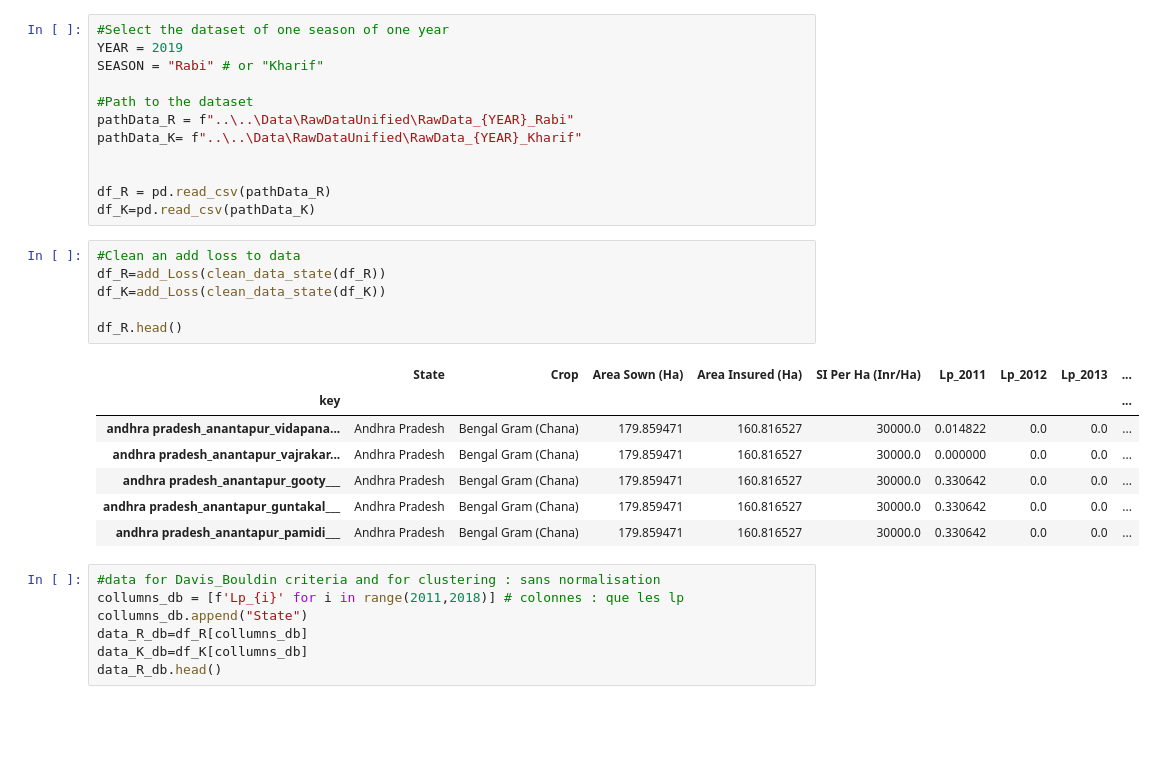
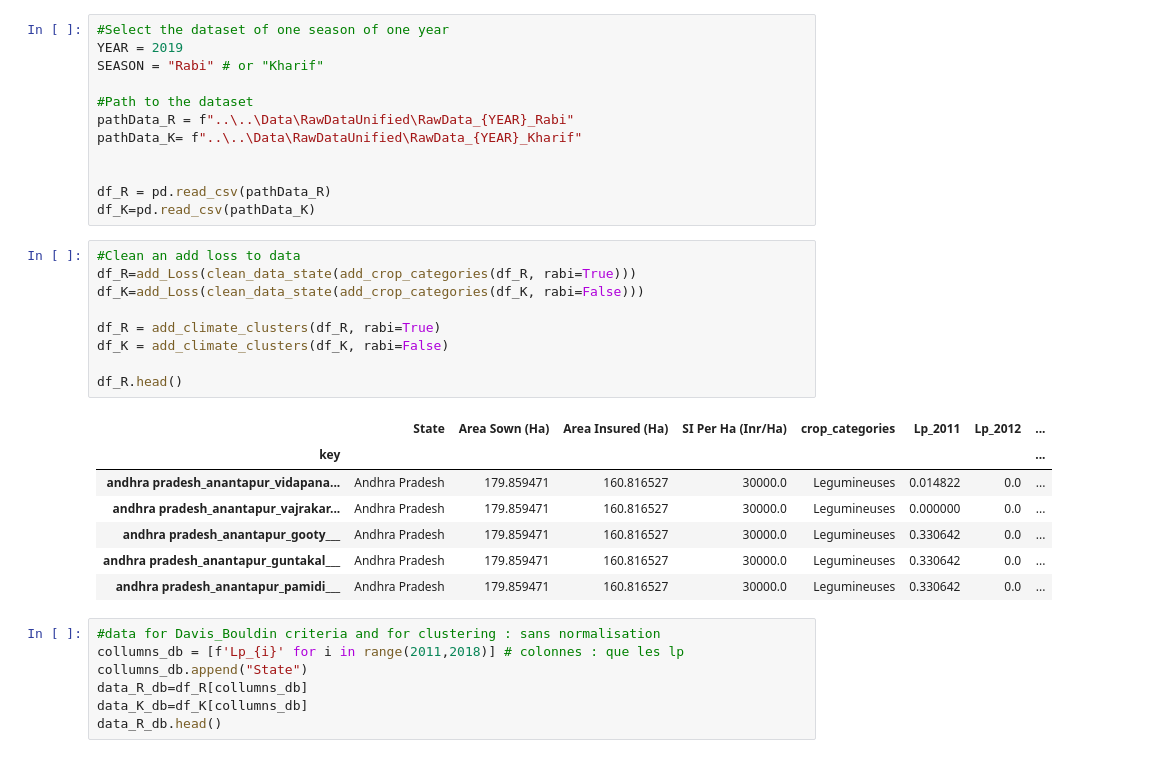
Before and after one commit to amaurylancelin/Datathon, a Jupyter notebook: Code par Pax/Martin/clustering_state_level_only_loss.ipynb, the cells around one changed output. Saved outputs shown, nothing was run; the diff lists cells and outputs as text; blank space fills up the shorter version.

Commit message:
add_climate_cluster et add_crop_categories dans utils

```diff
--- a/Code par Pax/Martin/clustering_state_level_only_loss.ipynb
+++ b/Code par Pax/Martin/clustering_state_level_only_loss.ipynb
@@ -43,18 +43,21 @@ df_R = pd.read_csv(pathData_R)
 df_K=pd.read_csv(pathData_K)
 # %%
 #Clean an add loss to data
-df_R=add_Loss(clean_data_state(df_R))
-df_K=add_Loss(clean_data_state(df_K))
+df_R=add_Loss(clean_data_state(add_crop_categories(df_R, rabi=True)))
+df_K=add_Loss(clean_data_state(add_crop_categories(df_K, rabi=False)))
+
+df_R = add_climate_clusters(df_R, rabi=True)
+df_K = add_climate_clusters(df_K, rabi=False)
 
 df_R.head()
 # %% [output]
-|  | State | Crop | Area Sown (Ha) | Area Insured (Ha) | SI Per Ha (Inr/Ha) | Lp_2011 | Lp_2012 | Lp_2013 | ... |
-| key |  |  |  |  |  |  |  |  | ... |
-| andhra pradesh_anantapur_vidapana... | Andhra Pradesh | Bengal Gram (Chana) | 179.859471 | 160.816527 | 30000.0 | 0.014822 | 0.0 | 0.0 | ... |
-| andhra pradesh_anantapur_vajrakar... | Andhra Pradesh | Bengal Gram (Chana) | 179.859471 | 160.816527 | 30000.0 | 0.000000 | 0.0 | 0.0 | ... |
-| andhra pradesh_anantapur_gooty___ | Andhra Pradesh | Bengal Gram (Chana) | 179.859471 | 160.816527 | 30000.0 | 0.330642 | 0.0 | 0.0 | ... |
-| andhra pradesh_anantapur_guntakal___ | Andhra Pradesh | Bengal Gram (Chana) | 179.859471 | 160.816527 | 30000.0 | 0.330642 | 0.0 | 0.0 | ... |
-| andhra pradesh_anantapur_pamidi___ | Andhra Pradesh | Bengal Gram (Chana) | 179.859471 | 160.816527 | 30000.0 | 0.330642 | 0.0 | 0.0 | ... |
+|  | State | Area Sown (Ha) | Area Insured (Ha) | SI Per Ha (Inr/Ha) | crop_categories | Lp_2011 | Lp_2012 | ... |
+| key |  |  |  |  |  |  |  | ... |
+| andhra pradesh_anantapur_vidapana... | Andhra Pradesh | 179.859471 | 160.816527 | 30000.0 | Legumineuses | 0.014822 | 0.0 | ... |
+| andhra pradesh_anantapur_vajrakar... | Andhra Pradesh | 179.859471 | 160.816527 | 30000.0 | Legumineuses | 0.000000 | 0.0 | ... |
+| andhra pradesh_anantapur_gooty___ | Andhra Pradesh | 179.859471 | 160.816527 | 30000.0 | Legumineuses | 0.330642 | 0.0 | ... |
+| andhra pradesh_anantapur_guntakal___ | Andhra Pradesh | 179.859471 | 160.816527 | 30000.0 | Legumineuses | 0.330642 | 0.0 | ... |
+| andhra pradesh_anantapur_pamidi___ | Andhra Pradesh | 179.859471 | 160.816527 | 30000.0 | Legumineuses | 0.330642 | 0.0 | ... |
 # %%
 #data for Davis_Bouldin criteria and for clustering : sans normalisation
 collumns_db = [f'Lp_{i}' for i in range(2011,2018)] # colonnes : que les lp
```
Also changed, not shown: parts of 4 cells of this notebook, 1 other file.
